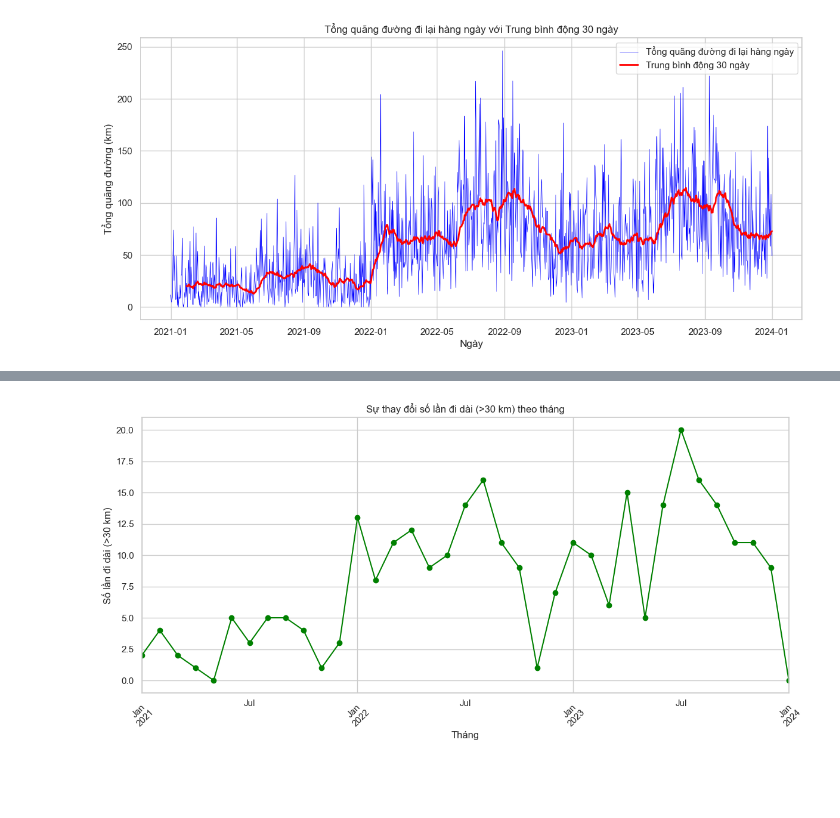
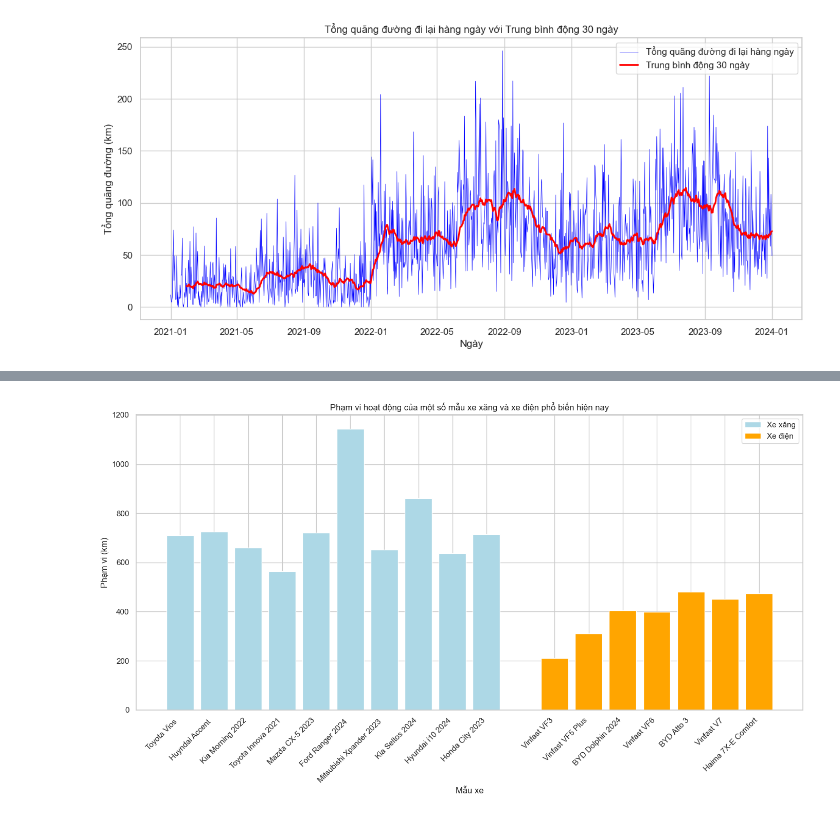
Before and after one commit to tklee-123/DataVisualization, a Jupyter notebook: moving.ipynb, the cells around one changed output, grey strips where cells are left out. Saved outputs shown, nothing was run; the diff lists cells and outputs as text; code cells hidden in the pictures; blank space fills up the shorter version.

```diff
--- a/moving.ipynb
+++ b/moving.ipynb
@@ -171,16 +40,46 @@ See the caveats in the documentation: https://pandas.pydata.org/pandas-docs/stab
-# %%
-# Tính số lần đi dài theo từng tháng
-df['Tháng'] = df['Ngày'].dt.to_period('M')
-monthly_long_trips = df.groupby('Tháng')['Số lần đi dài (>30 km)'].sum()
-
-# Vẽ line plot
-plt.figure(figsize=(14, 6))
-monthly_long_trips.plot(kind='line', color='green', marker='o')
-plt.title('Sự thay đổi số lần đi dài (>30 km) theo tháng')
-plt.xlabel('Tháng')
-plt.ylabel('Số lần đi dài (>30 km)')
-plt.xticks(rotation=45)
-plt.grid(True)
-plt.show()
-# %% [output]
-[figure, removed]
+# %%
+import pandas as pd
+import matplotlib.pyplot as plt
+import numpy as np
+
+file_path = 'data/thong_so_ky_thuat.csv'
+data = pd.read_csv(file_path)
+
+data['Phạm vi hoạt động'] = data['Phạm vi hoạt động'].replace({',': '.'}, regex=True).astype(float)
+data['Xe'] = data['Xe'].astype(str)
+
+# Phân chia thành xe xăng và xe điện
+gasoline_cars = data.iloc[:10]   # 10 xe đầu là xe xăng
+electric_cars = data.iloc[10:]   # Các xe còn lại là xe điện
+
+# Tính toán vị trí của các cột trên trục x, với khoảng cách giữa hai nhóm xe
+x_gasoline = np.arange(len(gasoline_cars))
+x_electric = np.arange(len(electric_cars)) + len(gasoline_cars) + 1  # Đặt xe điện cách xe xăng một khoảng
+
+# Vẽ biểu đồ cột cho phạm vi hoạt động của hai nhóm
+fig, ax = plt.subplots(figsize=(14, 8))
+
+# Vẽ phạm vi hoạt động của xe xăng với màu xanh dương nhạt
+ax.bar(x_gasoline, gasoline_cars['Phạm vi hoạt động'], label='Xe xăng', color='lightblue')
+
+# Vẽ phạm vi hoạt động của xe điện với màu cam
+ax.bar(x_electric, electric_cars['Phạm vi hoạt động'], label='Xe điện', color='orange')
+
+# Gộp các nhãn của cả hai nhóm
+all_labels = gasoline_cars['Xe'].tolist() + electric_cars['Xe'].tolist()
+ax.set_xticks(np.concatenate([x_gasoline, x_electric]))
+ax.set_xticklabels(all_labels, rotation=45, ha='right')
+
+# Đặt tên trục và tiêu đề
+ax.set_xlabel('Mẫu xe')
+ax.set_ylabel('Phạm vi (km)')
+ax.set_title('Phạm vi hoạt động của một số mẫu xe xăng và xe điện phổ biến hiện nay')
+
+# Thêm chú thích
+ax.legend()
+
+# Hiển thị biểu đồ
+plt.tight_layout()
+plt.show()
+# %% [output]
+[figure, added]
```
Also changed, not shown: parts of 4 cells of this notebook, 11 other files.
